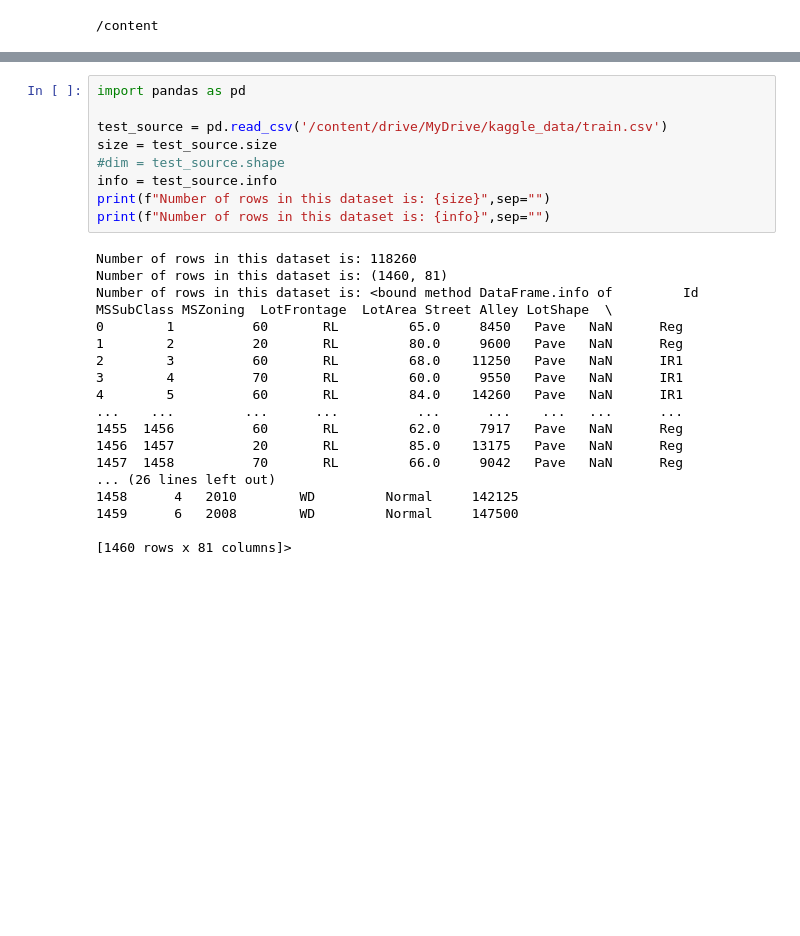
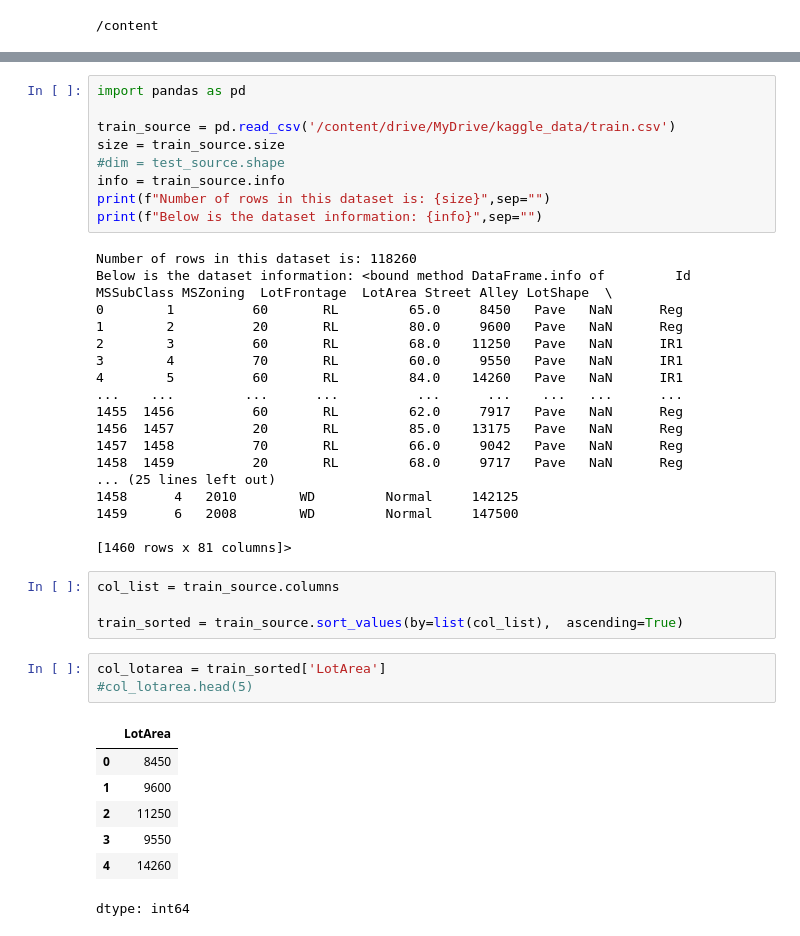
Before and after one commit to frankfurtmacmoses/Clean_for_Outliers, a Jupyter notebook: Assignment_1.ipynb, the cells around one changed output, grey strips where cells are left out. Saved outputs shown, nothing was run; the diff lists cells and outputs as text; blank space fills up the shorter version.

```diff
--- a/Assignment_1.ipynb
+++ b/Assignment_1.ipynb
@@ -47,16 +42,15 @@ data_description.txt  sample_submission.csv  test.csv  train.csv
 # %%
 import pandas as pd
 
-test_source = pd.read_csv('/content/drive/MyDrive/kaggle_data/train.csv')
-size = test_source.size
+train_source = pd.read_csv('/content/drive/MyDrive/kaggle_data/train.csv')
+size = train_source.size
 #dim = test_source.shape
-info = test_source.info
+info = train_source.info
 print(f"Number of rows in this dataset is: {size}",sep="")
-print(f"Number of rows in this dataset is: {info}",sep="")
+print(f"Below is the dataset information: {info}",sep="")
 # %% [output]
 Number of rows in this dataset is: 118260
-Number of rows in this dataset is: (1460, 81)
-Number of rows in this dataset is: <bound method DataFrame.info of         Id  MSSubClass MSZoning  LotFrontage  LotArea Street Alley LotShape  \
+Below is the dataset information: <bound method DataFrame.info of         Id  MSSubClass MSZoning  LotFrontage  LotArea Street Alley LotShape  \
 0        1          60       RL         65.0     8450   Pave   NaN      Reg
 1        2          20       RL         80.0     9600   Pave   NaN      Reg
 2        3          60       RL         68.0    11250   Pave   NaN      IR1
@@ -66,8 +60,24 @@ Number of rows in this dataset is: <bound method DataFrame.info of         Id  M
 1455  1456          60       RL         62.0     7917   Pave   NaN      Reg
 1456  1457          20       RL         85.0    13175   Pave   NaN      Reg
 1457  1458          70       RL         66.0     9042   Pave   NaN      Reg
-... (26 lines left out)
+1458  1459          20       RL         68.0     9717   Pave   NaN      Reg
+... (25 lines left out)
 1458      4   2010        WD         Normal     142125
 1459      6   2008        WD         Normal     147500
 
 [1460 rows x 81 columns]>
+# %%
+col_list = train_source.columns
+
+train_sorted = train_source.sort_values(by=list(col_list),  ascending=True)
+# %%
+col_lotarea = train_sorted['LotArea']
+#col_lotarea.head(5)
+# %% [output]
+|  | LotArea |
+| 0 | 8450 |
+| 1 | 9600 |
+| 2 | 11250 |
+| 3 | 9550 |
+| 4 | 14260 |
+dtype: int64
```
Also changed, not shown: parts of 11 cells of this notebook.
